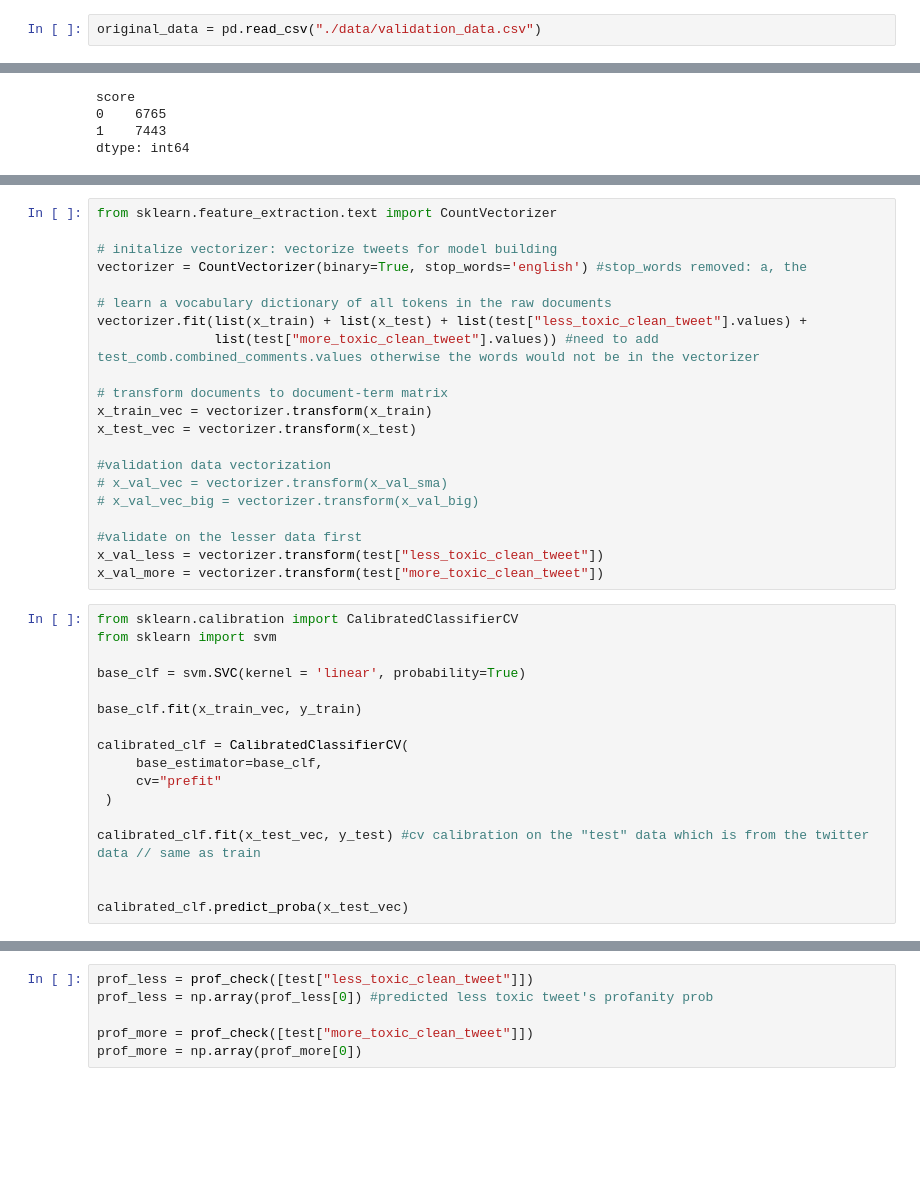
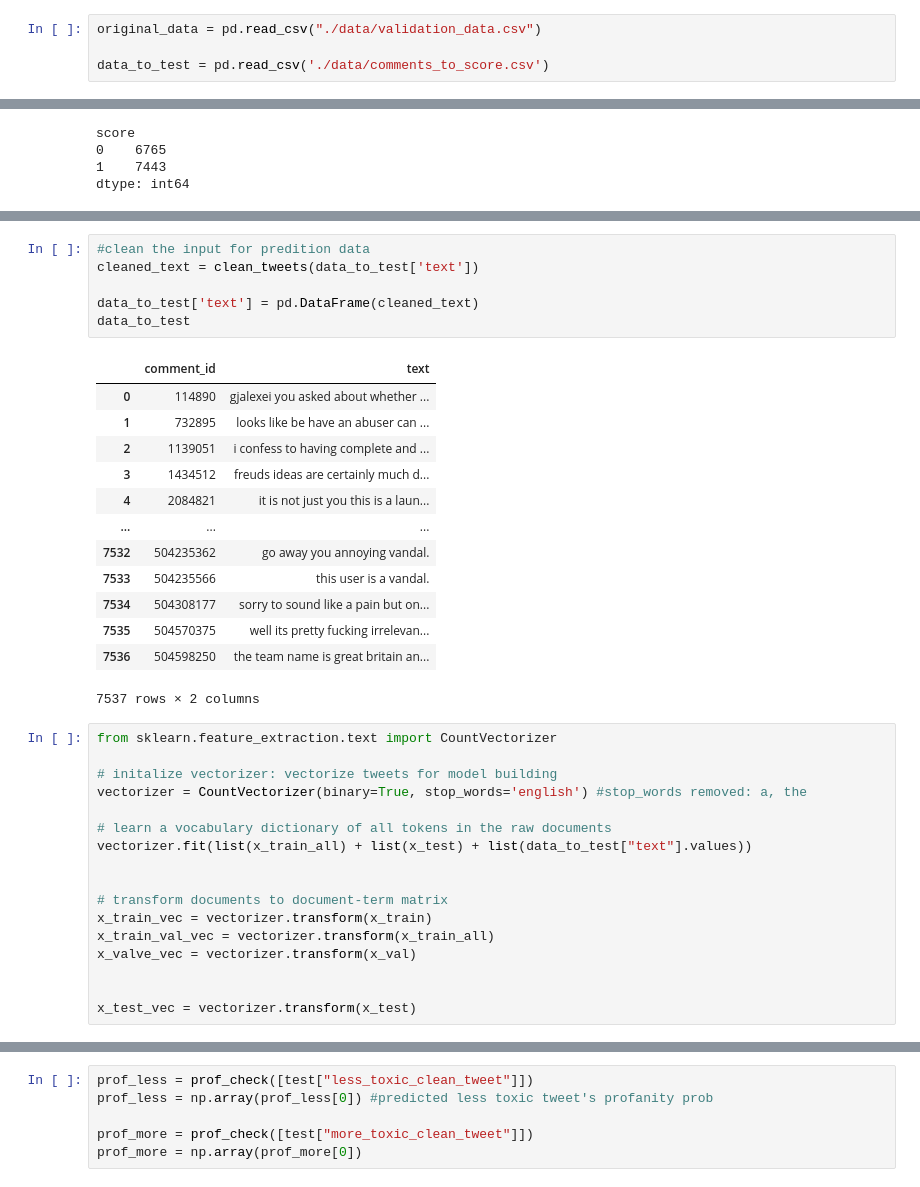
Before and after one commit to HahehaLing/Kaggle_ToxicityRater, a Jupyter notebook: bow.ipynb, the cells around one changed output, grey strips where cells are left out. Drawn from its saved outputs; the diff is of its cells as text; blank space fills up the shorter version.

```diff
--- a/bow.ipynb
+++ b/bow.ipynb
@@ -31,6 +38,8 @@ def clean_tweets(df):
   return tempArr
 # %%
 original_data = pd.read_csv("./data/validation_data.csv")
+
+data_to_test = pd.read_csv('./data/comments_to_score.csv')
 # %%
 pd.set_option('display.max_columns', None)
 
@@ -218,3 +250,23 @@ x_train, x_test, y_train, y_test = train_test_split(train.clean_tweet.values, y,
+# %%
+#clean the input for predition data
+cleaned_text = clean_tweets(data_to_test['text'])
+
+data_to_test['text'] = pd.DataFrame(cleaned_text)
+data_to_test
+# %% [output]
+|  | comment_id | text |
+| 0 | 114890 | gjalexei you asked about whether ... |
+| 1 | 732895 | looks like be have an abuser can ... |
+| 2 | 1139051 | i confess to having complete and ... |
+| 3 | 1434512 | freuds ideas are certainly much d... |
+| 4 | 2084821 | it is not just you this is a laun... |
+| ... | ... | ... |
+| 7532 | 504235362 | go away you annoying vandal. |
+| 7533 | 504235566 | this user is a vandal. |
+| 7534 | 504308177 | sorry to sound like a pain but on... |
+| 7535 | 504570375 | well its pretty fucking irrelevan... |
+| 7536 | 504598250 | the team name is great britain an... |
+7537 rows × 2 columns
 # %%
 from sklearn.feature_extraction.text import CountVectorizer
 
@@ -222,34 +274,13 @@ from sklearn.feature_extraction.text import CountVectorizer
 vectorizer = CountVectorizer(binary=True, stop_words='english') #stop_words removed: a, the
 
 # learn a vocabulary dictionary of all tokens in the raw documents
-vectorizer.fit(list(x_train) + list(x_test) + list(test["less_toxic_clean_tweet"].values) +
-               list(test["more_toxic_clean_tweet"].values)) #need to add test_comb.combined_comments.values otherwise the words would not be in the vectorizer
+vectorizer.fit(list(x_train_all) + list(x_test) + list(data_to_test["text"].values))
+
 
 # transform documents to document-term matrix
 x_train_vec = vectorizer.transform(x_train)
+x_train_val_vec = vectorizer.transform(x_train_all)
+x_valve_vec = vectorizer.transform(x_val)
+
+
 x_test_vec = vectorizer.transform(x_test)
-
-#validation data vectorization
-# x_val_vec = vectorizer.transform(x_val_sma)
-# x_val_vec_big = vectorizer.transform(x_val_big)
-
-#validate on the lesser data first
-x_val_less = vectorizer.transform(test["less_toxic_clean_tweet"])
-x_val_more = vectorizer.transform(test["more_toxic_clean_tweet"])
-# %%
-from sklearn.calibration import CalibratedClassifierCV
-from sklearn import svm
-
-base_clf = svm.SVC(kernel = 'linear', probability=True)
-
-base_clf.fit(x_train_vec, y_train)
-
-calibrated_clf = CalibratedClassifierCV(
-     base_estimator=base_clf,
-     cv="prefit"
- )
-
-calibrated_clf.fit(x_test_vec, y_test) #cv calibration on the "test" data which is from the twitter data // same as train
-
-
-calibrated_clf.predict_proba(x_test_vec)
```
Also changed, not shown: parts of 18 cells of this notebook, 1 other file.
